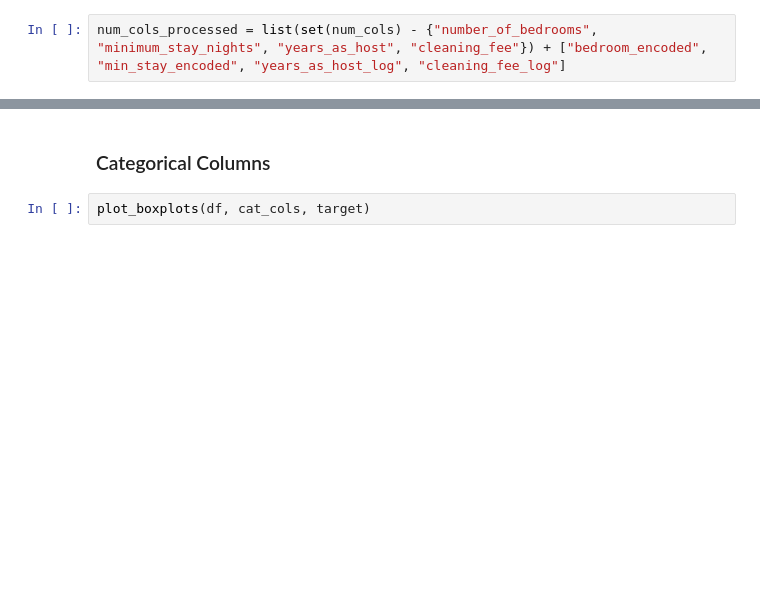
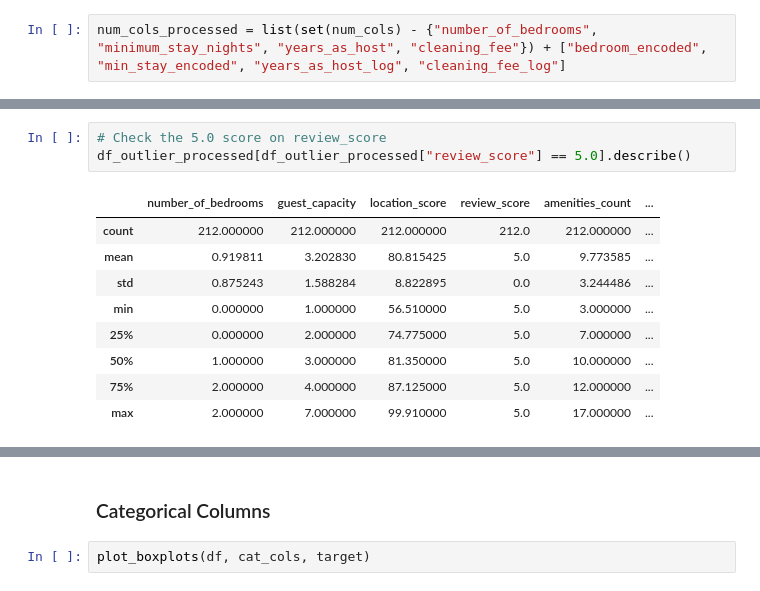
Before and after one commit to ychia112/Airbnb-Data-Mining-Project, a Jupyter notebook: notebooks/01_EDA.ipynb, the cells around one changed output, grey strips where cells are left out. Cells and saved outputs as stored; diff of their text form; blank space fills up the shorter version.

```diff
--- a/notebooks/01_EDA.ipynb
+++ b/notebooks/01_EDA.ipynb
@@ -185,2 +199,15 @@ plot_distributions(df[processed_high_skew_cols], processed_high_skew_cols)
+# %%
+# Check the 5.0 score on review_score
+df_outlier_processed[df_outlier_processed["review_score"] == 5.0].describe()
+# %% [output]
+|  | number_of_bedrooms | guest_capacity | location_score | review_score | amenities_count | ... |
+| count | 212.000000 | 212.000000 | 212.000000 | 212.0 | 212.000000 | ... |
+| mean | 0.919811 | 3.202830 | 80.815425 | 5.0 | 9.773585 | ... |
+| std | 0.875243 | 1.588284 | 8.822895 | 0.0 | 3.244486 | ... |
+| min | 0.000000 | 1.000000 | 56.510000 | 5.0 | 3.000000 | ... |
+| 25% | 0.000000 | 2.000000 | 74.775000 | 5.0 | 7.000000 | ... |
+| 50% | 1.000000 | 3.000000 | 81.350000 | 5.0 | 10.000000 | ... |
+| 75% | 2.000000 | 4.000000 | 87.125000 | 5.0 | 12.000000 | ... |
+| max | 2.000000 | 7.000000 | 99.910000 | 5.0 | 17.000000 | ... |
 # %%
 # Correlation Matrix
```
Also changed, not shown: parts of 19 cells of this notebook, 1 other file.
